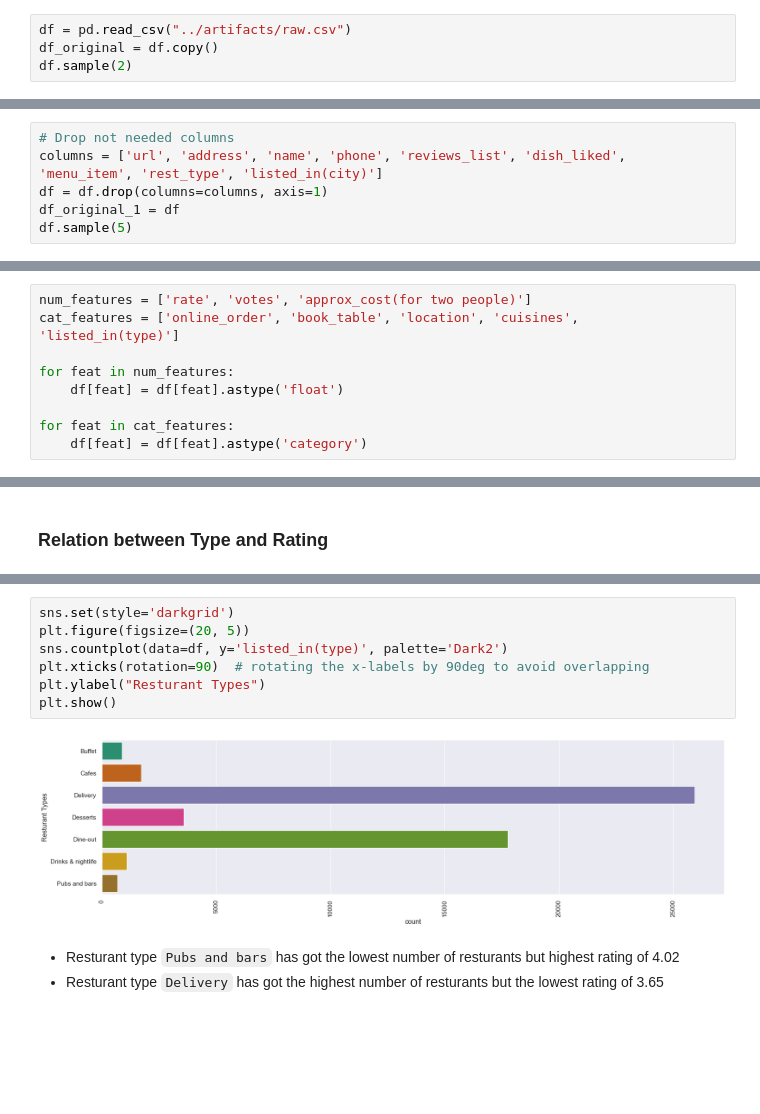
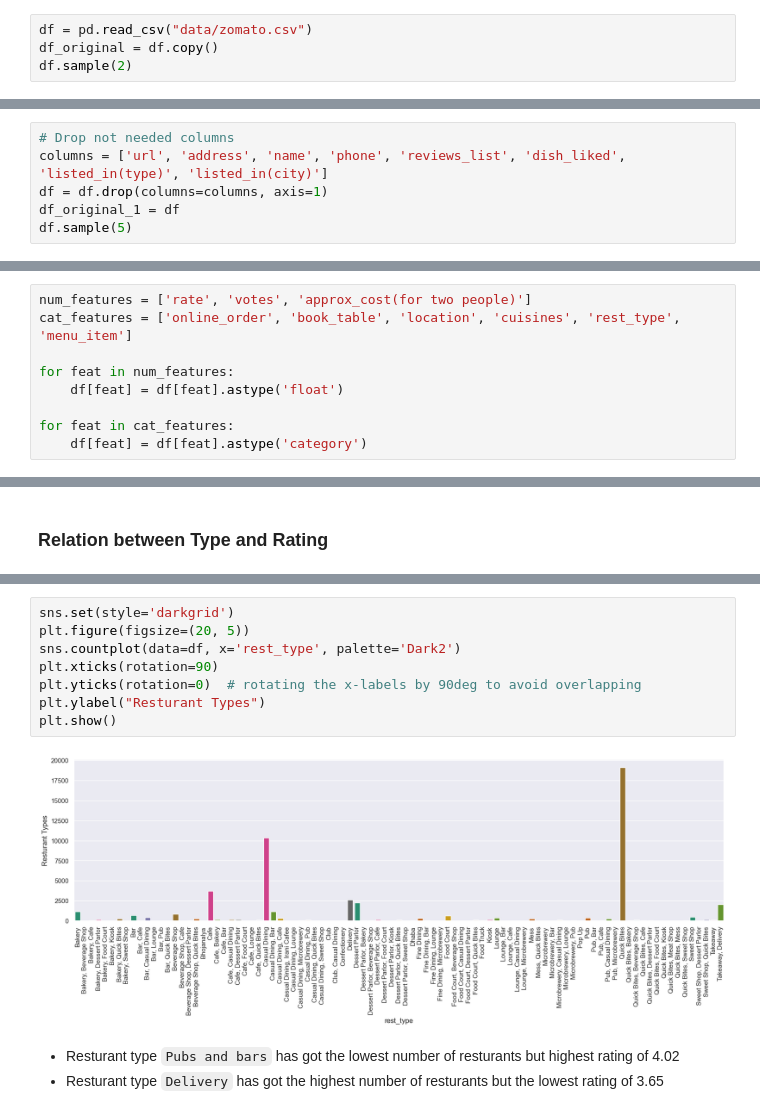
Before and after one commit to abhijitpaul0212/Restaurant-Rating-Prediction, a Jupyter notebook: notebooks/research.ipynb, the cells around one changed output, grey strips where cells are left out. Drawn from its saved outputs; the diff is of its cells as text; blank space fills up the shorter version.

```diff
--- a/notebooks/research.ipynb
+++ b/notebooks/research.ipynb
@@ -63,7 +63,7 @@ from sklearn.compose import ColumnTransformer
 import warnings
 warnings.filterwarnings("ignore")
 # %%
-df = pd.read_csv("../artifacts/raw.csv")
+df = pd.read_csv("data/zomato.csv")
 df_original = df.copy()
 df.sample(2)
 # %% [output]
@@ -277,7 +278,7 @@ Name: cuisines, Length: 69, dtype: int64
 ### Deal with features that are not important
 # %%
 # Drop not needed columns
-columns = ['url', 'address', 'name', 'phone', 'reviews_list', 'dish_liked', 'menu_item', 'rest_type', 'listed_in(city)']
+columns = ['url', 'address', 'name', 'phone', 'reviews_list', 'dish_liked', 'listed_in(type)', 'listed_in(city)']
 df = df.drop(columns=columns, axis=1)
 df_original_1 = df
 df.sample(5)
@@ -292,7 +293,7 @@ df.sample(5)
 ### Convert datatypes of the numerical features
 # %%
 num_features = ['rate', 'votes', 'approx_cost(for two people)']
-cat_features = ['online_order', 'book_table', 'location', 'cuisines', 'listed_in(type)']
+cat_features = ['online_order', 'book_table', 'location', 'cuisines', 'rest_type', 'menu_item']
 
 for feat in num_features:
     df[feat] = df[feat].astype('float')
@@ -387,12 +393,13 @@ type_df.sort_values(by='rate', ascending=False)
 # %%
 sns.set(style='darkgrid')
 plt.figure(figsize=(20, 5))
-sns.countplot(data=df, y='listed_in(type)', palette='Dark2')
-plt.xticks(rotation=90)  # rotating the x-labels by 90deg to avoid overlapping
+sns.countplot(data=df, x='rest_type', palette='Dark2')
+plt.xticks(rotation=90)
+plt.yticks(rotation=0)  # rotating the x-labels by 90deg to avoid overlapping
 plt.ylabel("Resturant Types")
 plt.show()
 # %% [output]
-[figure, old version]
+[figure, new version]
 # %% [markdown]
 * Resturant type `Pubs and bars` has got the lowest number of resturants but highest rating of 4.02
 * Resturant type `Delivery` has got the highest number of resturants but the lowest rating of 3.65
```
Also changed, not shown: parts of 47 cells of this notebook, 6 other files.
